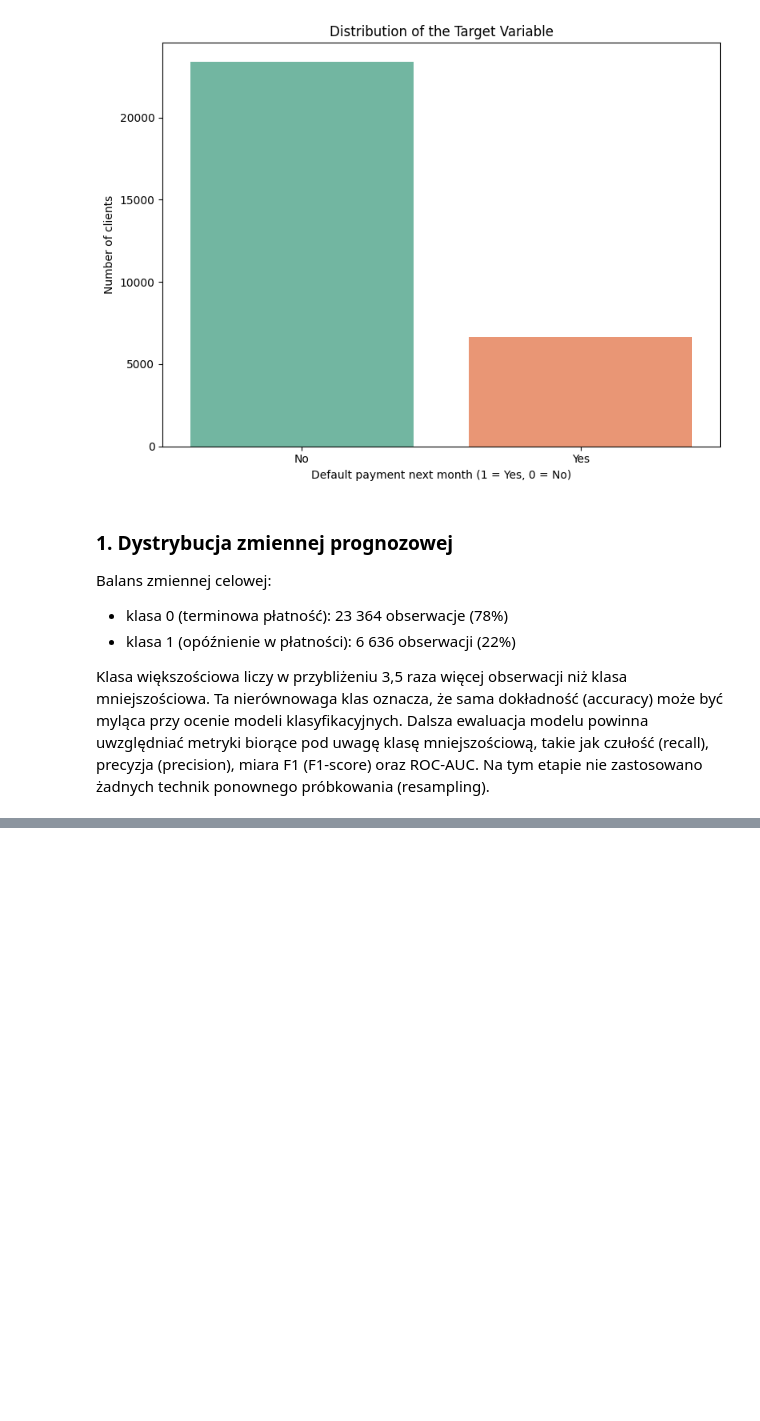
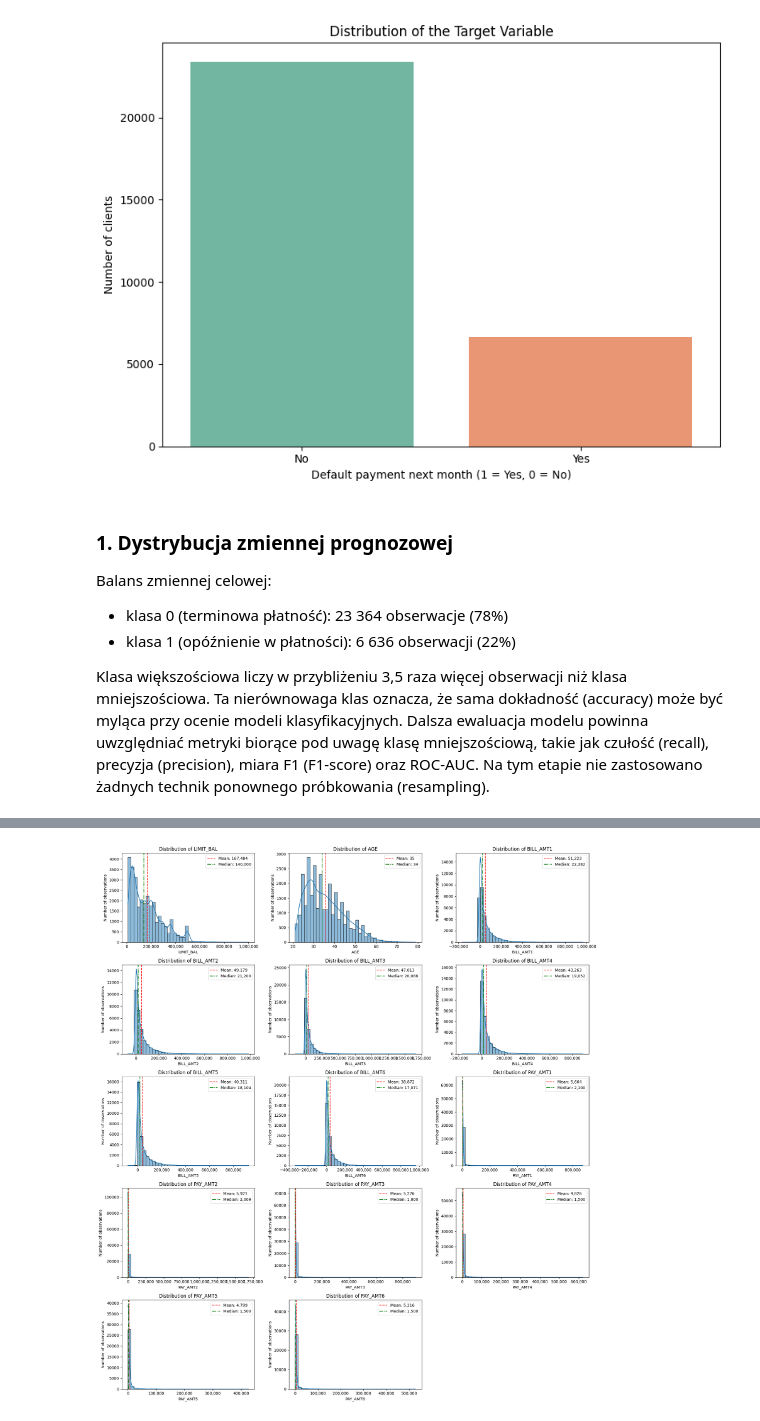
Before and after one commit to Jzaj11/credit-default-calibration, a Jupyter notebook: notebooks/01_eda.ipynb, the cells around one changed output, grey strips where cells are left out. Saved outputs shown, nothing was run; the diff lists cells and outputs as text; code cells hidden in the pictures; blank space fills up the shorter version.

Commit message:
feat:add numerical variable analysis and plots

```diff
--- a/notebooks/01_eda.ipynb
+++ b/notebooks/01_eda.ipynb
@@ -144,0 +298,75 @@ Na tym etapie nie zastosowano żadnych technik ponownego próbkowania (resamplin
+# %%
+numerical_columns = [
+    "LIMIT_BAL",
+    "AGE",
+    "BILL_AMT1",
+    "BILL_AMT2",
+    "BILL_AMT3",
+    "BILL_AMT4",
+    "BILL_AMT5",
+    "BILL_AMT6",
+    "PAY_AMT1",
+    "PAY_AMT2",
+    "PAY_AMT3",
+    "PAY_AMT4",
+    "PAY_AMT5",
+    "PAY_AMT6"
+]
+
+n_cols = 3
+n_rows = int(np.ceil(len(numerical_columns) / n_cols))
+
+fig, axes = plt.subplots(
+    n_rows,
+    n_cols,
+    figsize=(18, 4 * n_rows)
+)
+
+# Convert the axes array into a one-dimensional array
+# so that we can iterate over all subplots.
+axes = axes.flatten()
+
+for i, column in enumerate(numerical_columns):
+
+    ax = axes[i]
+
+    # Calculate mean and median for the current variable.
+    mean_value = credits_df[column].mean()
+    median_value = credits_df[column].median()
+
+    # Draw the histogram.
+    sns.histplot(
+        data=credits_df,
+        x=column,
+        bins=40,
+        kde=True,
+        ax=ax
+    )
+
+    # Add vertical lines representing the mean and median.
+    ax.axvline(
+        mean_value,
+        color="red",
+        linestyle="--",
+        label=f"Mean: {mean_value:,.0f}"
+    )
+
+    ax.axvline(
+        median_value,
+        color="green",
+        linestyle="-.",
+        label=f"Median: {median_value:,.0f}"
+    )
+    ax.xaxis.set_major_formatter(StrMethodFormatter('{x:,.0f}'))  # Format x-axis labels with commas
+    ax.set_title(f"Distribution of {column}")
+    ax.set_ylabel("Number of observations")
+    ax.legend()
+
+# Hide any unused subplot axes.
+for j in range(len(numerical_columns), len(axes)):
+    axes[j].set_visible(False)
+
+plt.tight_layout()
+plt.show()
+# %% [output]
+[figure, added]
```
Also changed, not shown: parts of 12 cells of this notebook.
